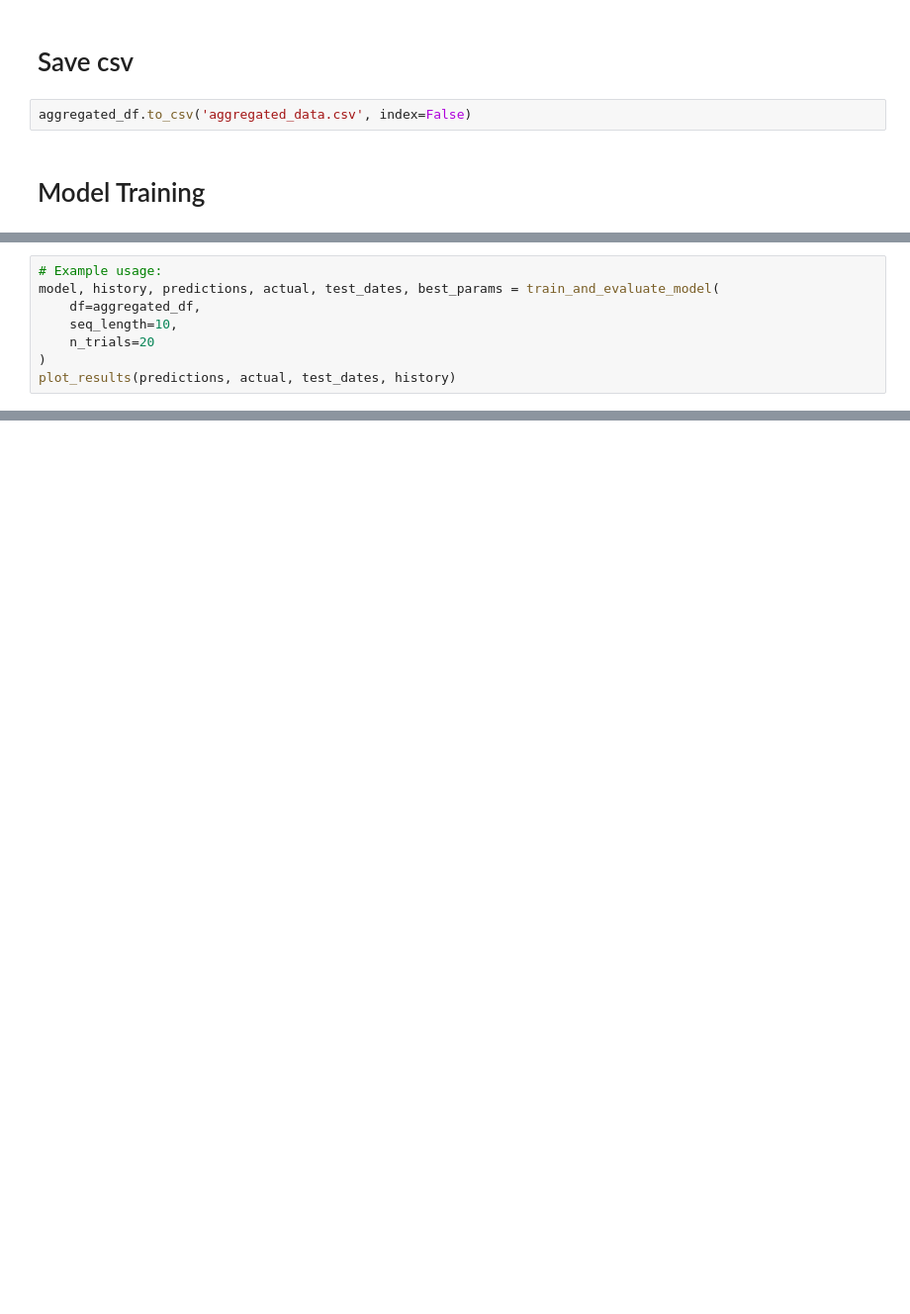
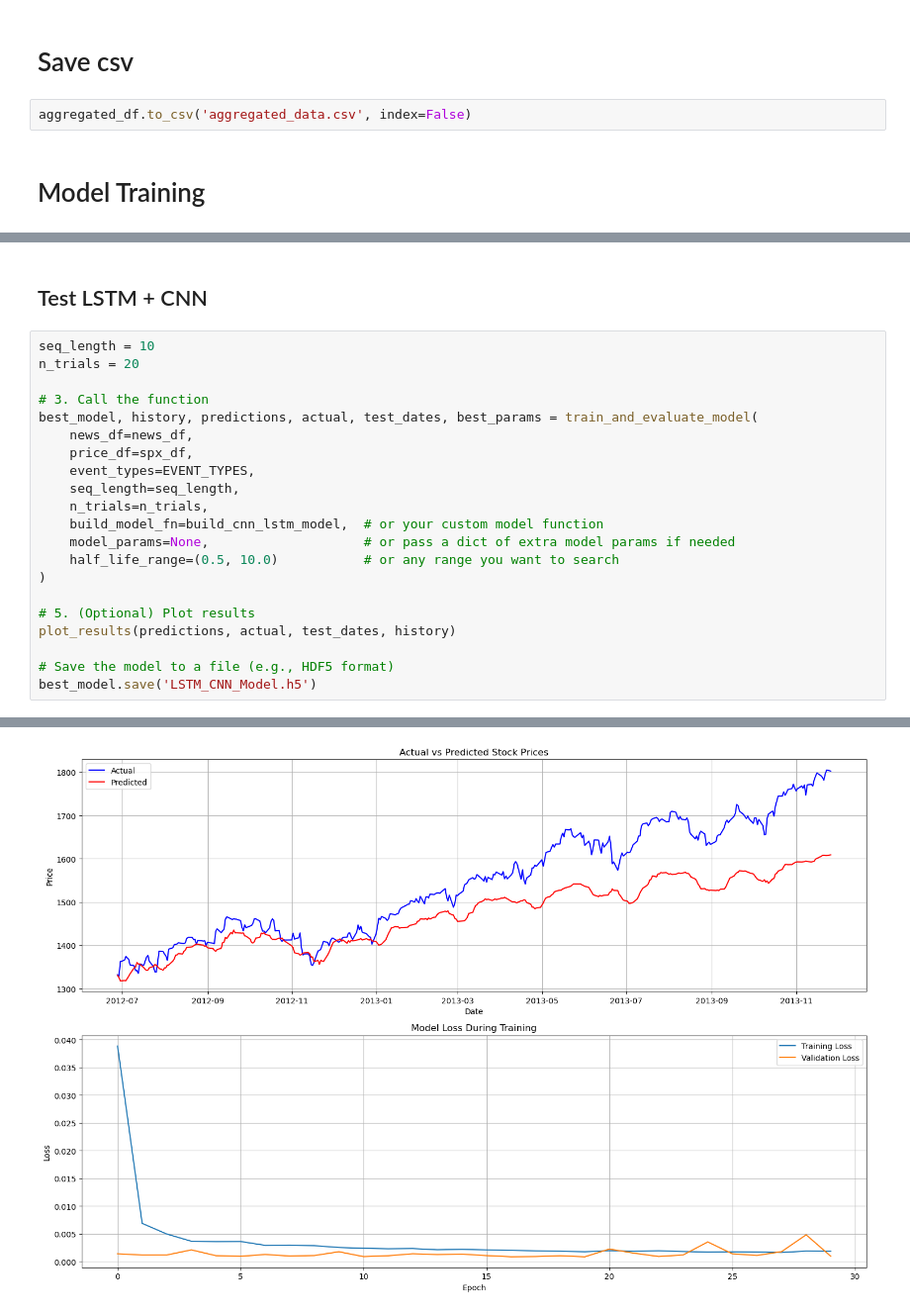
Before and after one commit to jasonlam510/FYP, a Jupyter notebook: src/data-preprocessing/transformation.ipynb, the cells around one changed output, grey strips where cells are left out. Shown at 99% size. Saved outputs shown, nothing was run; the diff lists cells and outputs as text; blank space fills up the shorter version.

Commit message:
LSTM+CNN, LSTM

```diff
--- a/src/data-preprocessing/transformation.ipynb
+++ b/src/data-preprocessing/transformation.ipynb
@@ -817,8 +667,0 @@ dtype: object
-# %%
-# Example usage:
-model, history, predictions, actual, test_dates, best_params = train_and_evaluate_model(
-    df=aggregated_df,
-    seq_length=10,
-    n_trials=20
-)
-plot_results(predictions, actual, test_dates, history)
@@ -907,0 +813,24 @@ TypeError: float() argument must be a string or a real number, not 'Timestamp'
+# %% [markdown]
+## Test LSTM + CNN
+# %%
+seq_length = 10
+n_trials = 20
+
+# 3. Call the function
+best_model, history, predictions, actual, test_dates, best_params = train_and_evaluate_model(
+    news_df=news_df,
+    price_df=spx_df,
+    event_types=EVENT_TYPES,
+    seq_length=seq_length,
+    n_trials=n_trials,
+    build_model_fn=build_cnn_lstm_model,  # or your custom model function
+    model_params=None,                    # or pass a dict of extra model params if needed
+    half_life_range=(0.5, 10.0)           # or any range you want to search
+)
+
+# 5. (Optional) Plot results
+plot_results(predictions, actual, test_dates, history)
+
+# Save the model to a file (e.g., HDF5 format)
+best_model.save('LSTM_CNN_Model.h5')
+# %% [output]
@@ -907,0 +871 @@ TypeError: float() argument must be a string or a real number, not 'Timestamp'
+[figure, added]
```
Also changed, not shown: parts of 25 cells of this notebook.
